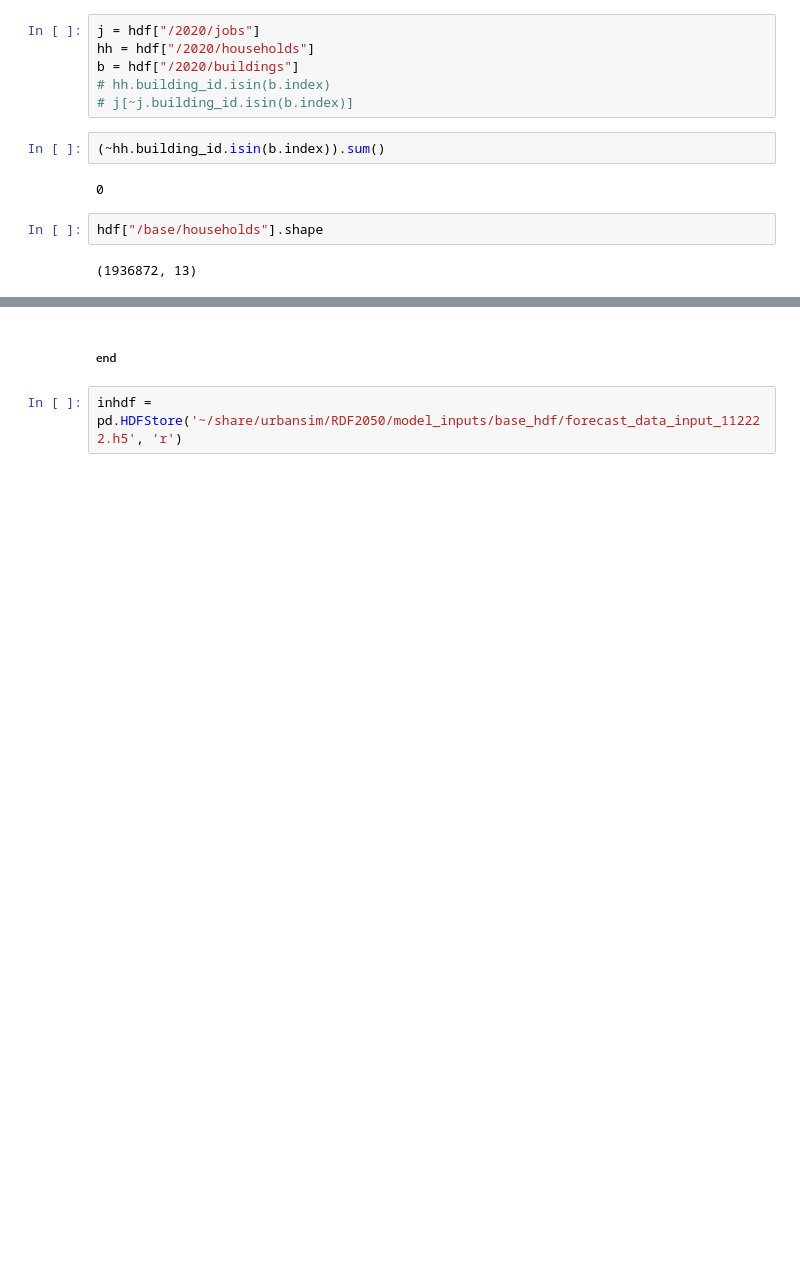
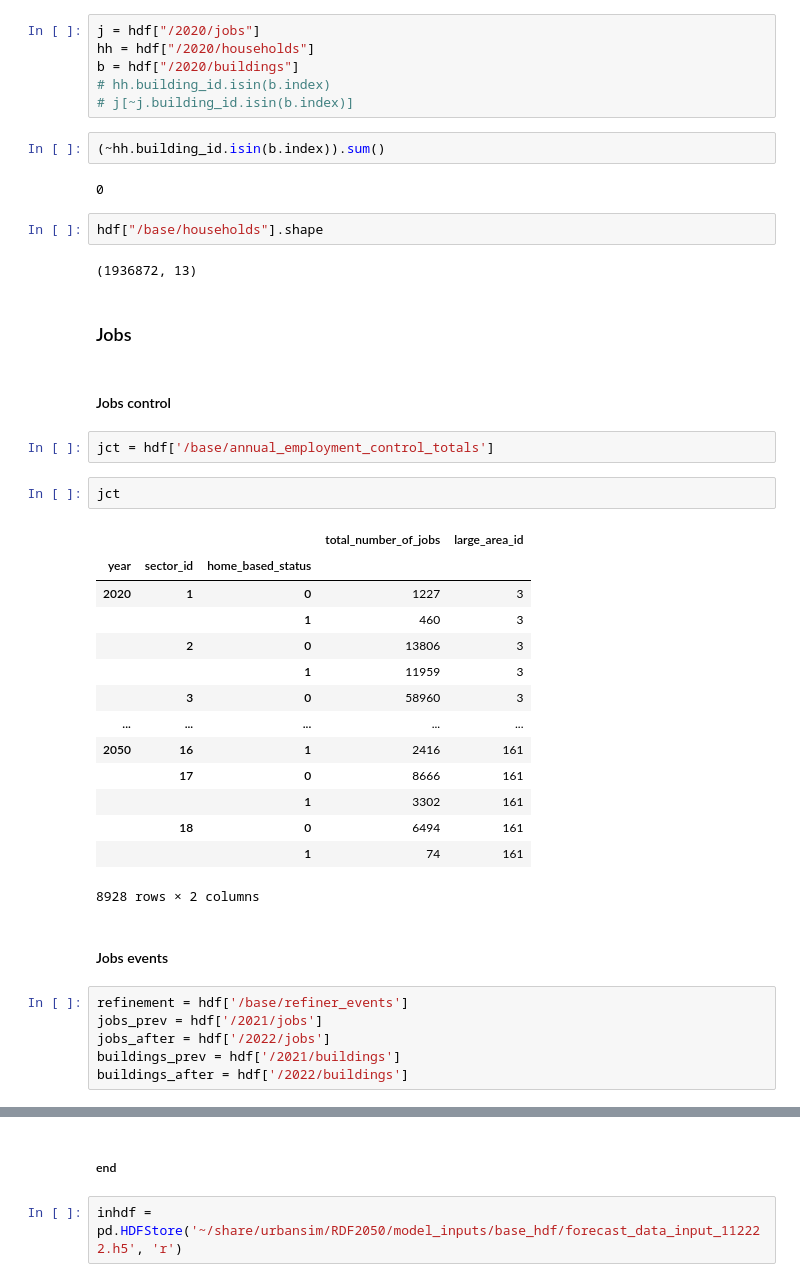
Before and after one commit to SEMCOG/semcog_urbansim, a Jupyter notebook: notebooks/model_analysis/model_output_analysis.ipynb, the cells around one changed output, grey strips where cells are left out. Saved outputs shown, nothing was run; the diff lists cells and outputs as text; blank space fills up the shorter version.

```diff
--- a/notebooks/model_analysis/model_output_analysis.ipynb
+++ b/notebooks/model_analysis/model_output_analysis.ipynb
@@ -410,3 +466,34 @@ b = hdf["/2020/buildings"]
 hdf["/base/households"].shape
 # %% [output]
 (1936872, 13)
+# %% [markdown]
+### Jobs
+# %% [markdown]
+#### Jobs control
+# %%
+jct = hdf['/base/annual_employment_control_totals']
+# %%
+jct
+# %% [output]
+|  |  |  | total_number_of_jobs | large_area_id |
+| year | sector_id | home_based_status |  |  |
+| 2020 | 1 | 0 | 1227 | 3 |
+|  |  | 1 | 460 | 3 |
+|  | 2 | 0 | 13806 | 3 |
+|  |  | 1 | 11959 | 3 |
+|  | 3 | 0 | 58960 | 3 |
+| ... | ... | ... | ... | ... |
+| 2050 | 16 | 1 | 2416 | 161 |
+|  | 17 | 0 | 8666 | 161 |
+|  |  | 1 | 3302 | 161 |
+|  | 18 | 0 | 6494 | 161 |
+|  |  | 1 | 74 | 161 |
+8928 rows × 2 columns
+# %% [markdown]
+#### Jobs events
+# %%
+refinement = hdf['/base/refiner_events']
+jobs_prev = hdf['/2021/jobs']
+jobs_after = hdf['/2022/jobs']
+buildings_prev = hdf['/2021/buildings']
+buildings_after = hdf['/2022/buildings']
```
Also changed, not shown: parts of 34 cells of this notebook, 2 other files.
